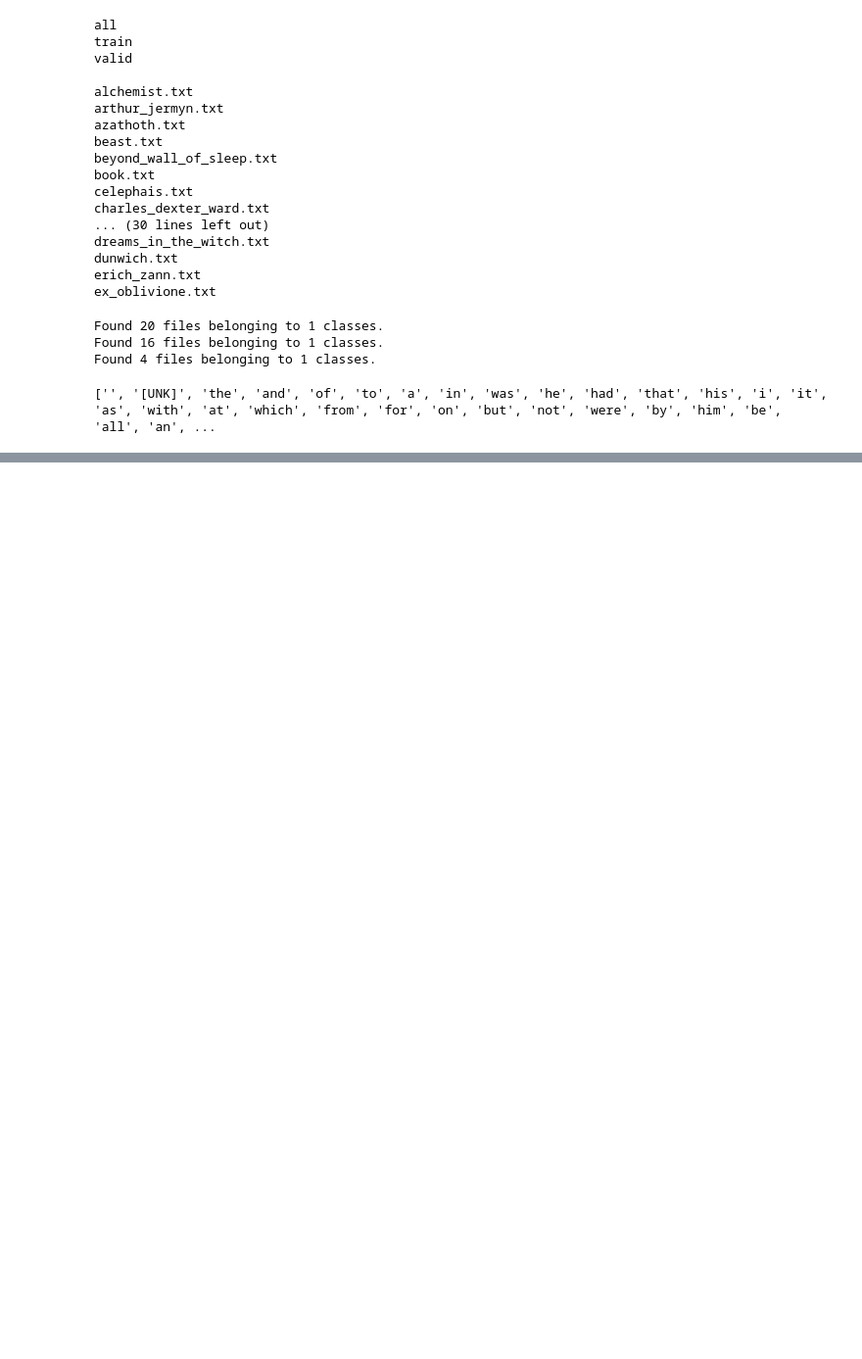
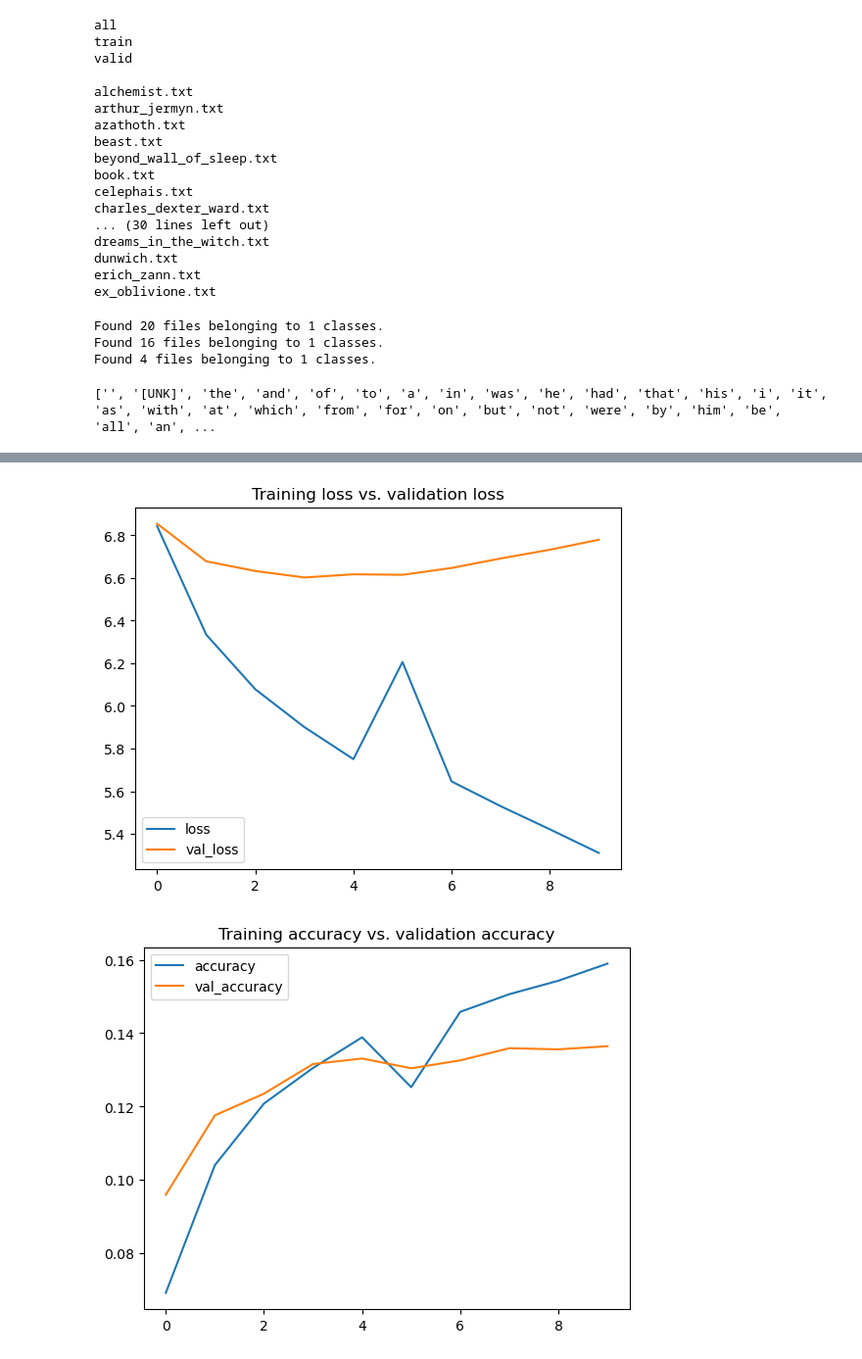
Before and after one commit to dnanad/dsr32, a Jupyter notebook: 12NLP_Transfer_Learning/DSR_Batch_32_Language_Generation.ipynb, the cells around one changed output, grey strips where cells are left out. Shown at 98% size. Cells and saved outputs as stored; diff of their text form; code cells hidden in the pictures; blank space fills up the shorter version.

Commit message:
lstm langauge generation on GOT

```diff
--- a/12NLP_Transfer_Learning/DSR_Batch_32_Language_Generation.ipynb
+++ b/12NLP_Transfer_Learning/DSR_Batch_32_Language_Generation.ipynb
@@ -106,11 +108,11 @@ Found 4 files belonging to 1 classes.
 # for x in dataset_original_all.take(1):
 #     print(x)
 # %%
-vacabulary_size = 10_000
+vocabulary_size = 10_000
 
 
 encoder = layers.TextVectorization(
-    max_tokens=vacabulary_size,
+    max_tokens=vocabulary_size,
     standardize="lower_and_strip_punctuation",
     split="whitespace",
     output_mode="int"
@@ -154,0 +196,22 @@ dataset_valid = create_dataset_for_autoregression(dataset_original_valid)
+# %%
+embedding_size = 128
+
+model = models.Sequential()
+model.add(layers.Embedding(vocabulary_size, embedding_size, input_length=sequence_length))
+model.add(layers.LSTM(512))
+model.add(layers.Dense(vocabulary_size, activation="softmax"))
+
+model.summary()
+
+
+model.compile(
+    optimizer="adam",
+    loss="sparse_categorical_crossentropy",
+    metrics=["accuracy"]
+)
+
+history = model.fit(
+    dataset_train.cache().shuffle(90_000).batch(512),
+    validation_data=dataset_valid.cache().batch(512),
+    epochs=10
+)
@@ -154,0 +236,22 @@ dataset_valid = create_dataset_for_autoregression(dataset_original_valid)
+# %%
+import matplotlib.pyplot as plt
+
+def render_history(history):
+    plt.title("Training loss vs. validation loss")
+    plt.plot(history.history["loss"], label="loss")
+    plt.plot(history.history["val_loss"], label="val_loss")
+    plt.legend()
+    plt.show()
+    plt.close()
+
+    plt.title("Training accuracy vs. validation accuracy")
+    plt.plot(history.history["accuracy"], label="accuracy")
+    plt.plot(history.history["val_accuracy"], label="val_accuracy")
+    plt.legend()
+    plt.show()
+    plt.close()
+
+render_history(history)
+# %% [output]
+[figure, added]
+[figure, added]
```
Also changed, not shown: parts of 6 cells of this notebook, 14 other files.
